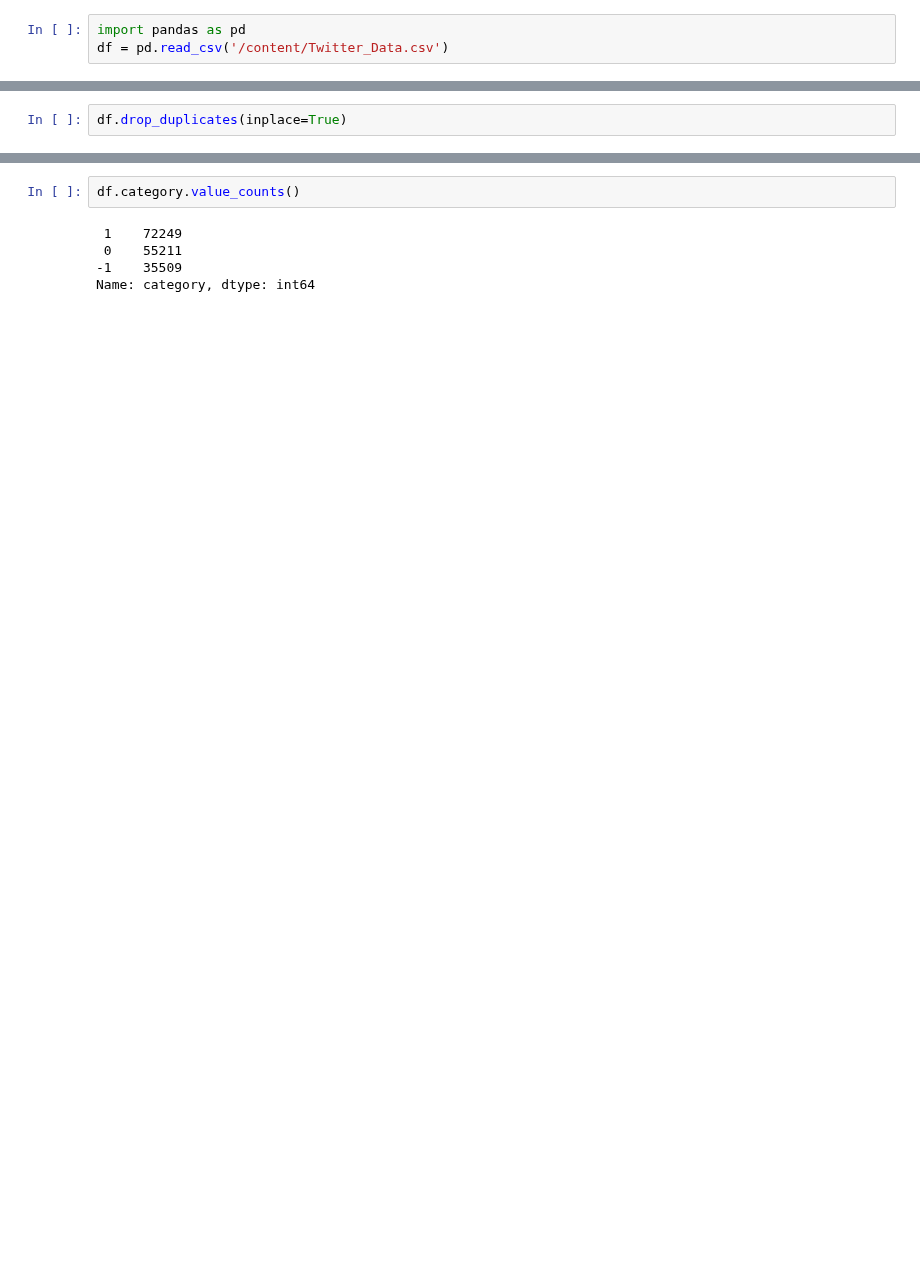
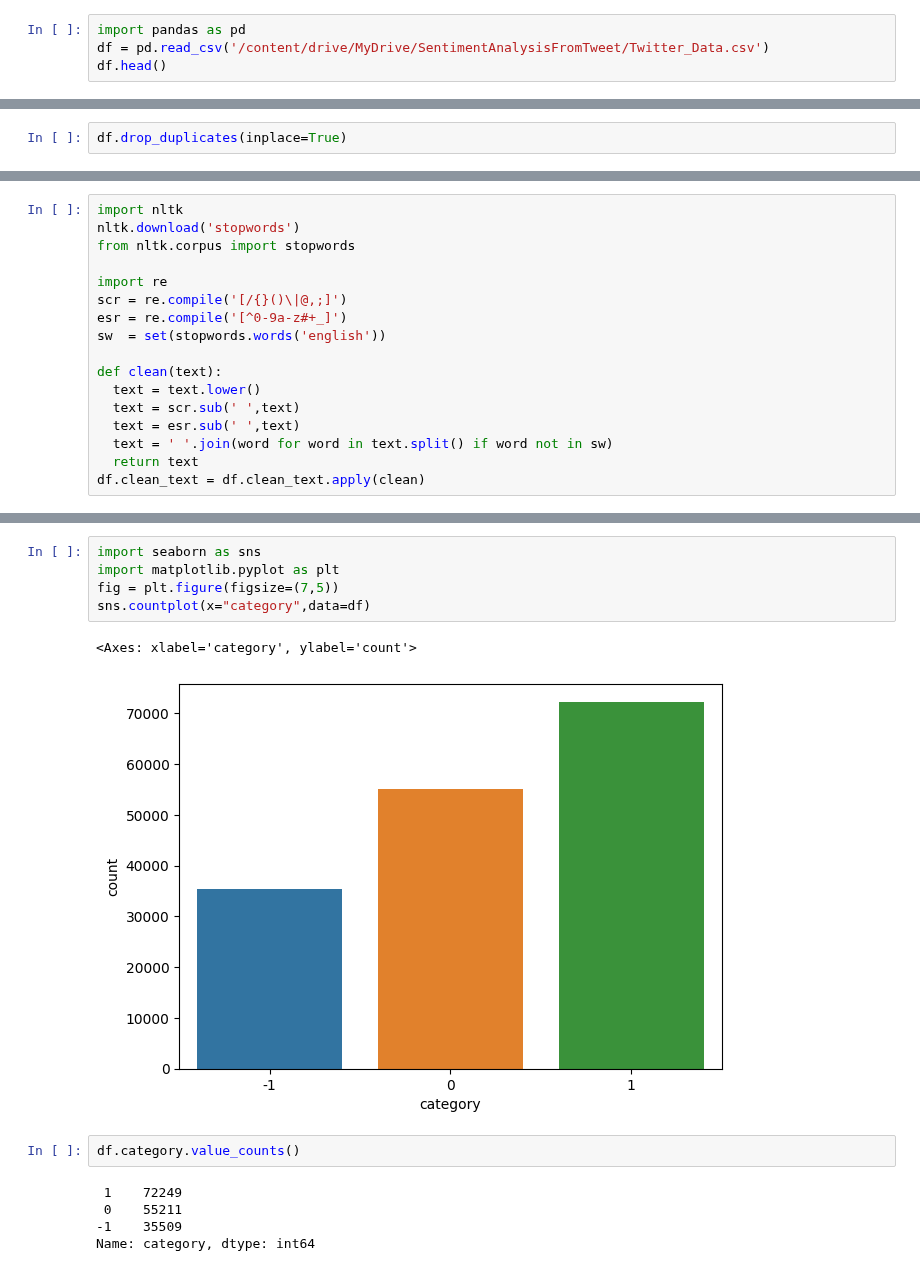
Before and after one commit to rhshovon102/DataMining-MachineLearning, a Jupyter notebook: SentimentAnalysisBasedOnTweet.ipynb, the cells around one changed output, grey strips where cells are left out. Cells and saved outputs as stored; diff of their text form; blank space fills up the shorter version.

```diff
--- a/SentimentAnalysisBasedOnTweet.ipynb
+++ b/SentimentAnalysisBasedOnTweet.ipynb
@@ -5,3 +12,4 @@
 # %%
 import pandas as pd
-df = pd.read_csv('/content/Twitter_Data.csv')
+df = pd.read_csv('/content/drive/MyDrive/SentimentAnalysisFromTweet/Twitter_Data.csv')
+df.head()
@@ -56,0 +58,17 @@ plt.show()
+# %%
+import nltk
+nltk.download('stopwords')
+from nltk.corpus import stopwords
+
+import re
+scr = re.compile('[/{}()\|@,;]')
+esr = re.compile('[^0-9a-z#+_]')
+sw  = set(stopwords.words('english'))
+
+def clean(text):
+  text = text.lower()
+  text = scr.sub(' ',text)
+  text = esr.sub(' ',text)
+  text = ' '.join(word for word in text.split() if word not in sw)
+  return text
+df.clean_text = df.clean_text.apply(clean)
@@ -57,3 +84,11 @@ plt.show()
+# %%
+import seaborn as sns
+import matplotlib.pyplot as plt
+fig = plt.figure(figsize=(7,5))
+sns.countplot(x="category",data=df)
+# %% [output]
+<Axes: xlabel='category', ylabel='count'>
+[figure, added]
 # %%
 df.category.value_counts()
 # %% [output]
```
Also changed, not shown: parts of 24 cells of this notebook.
